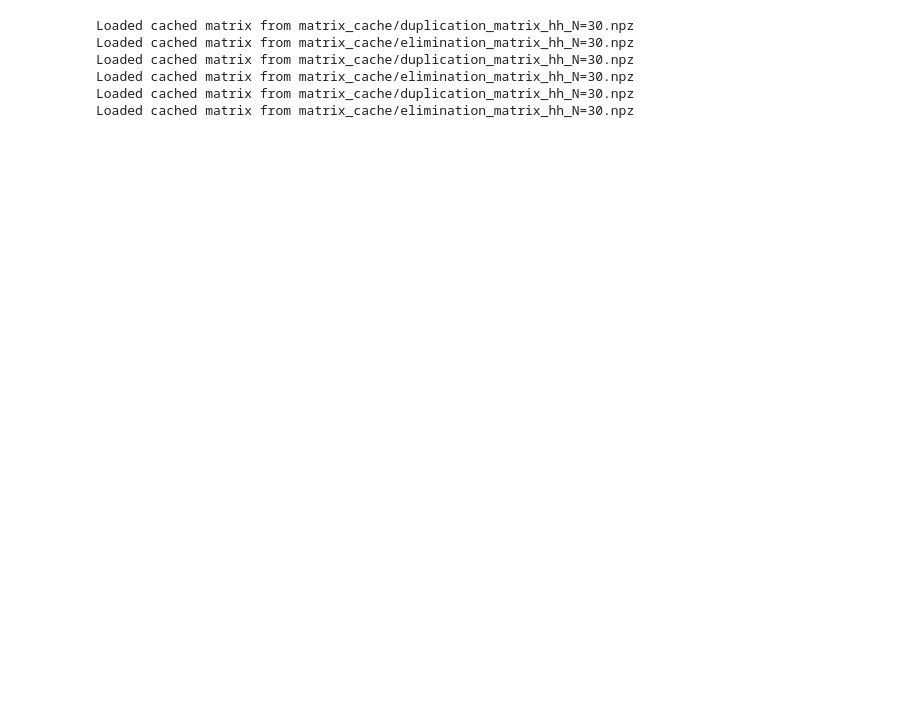
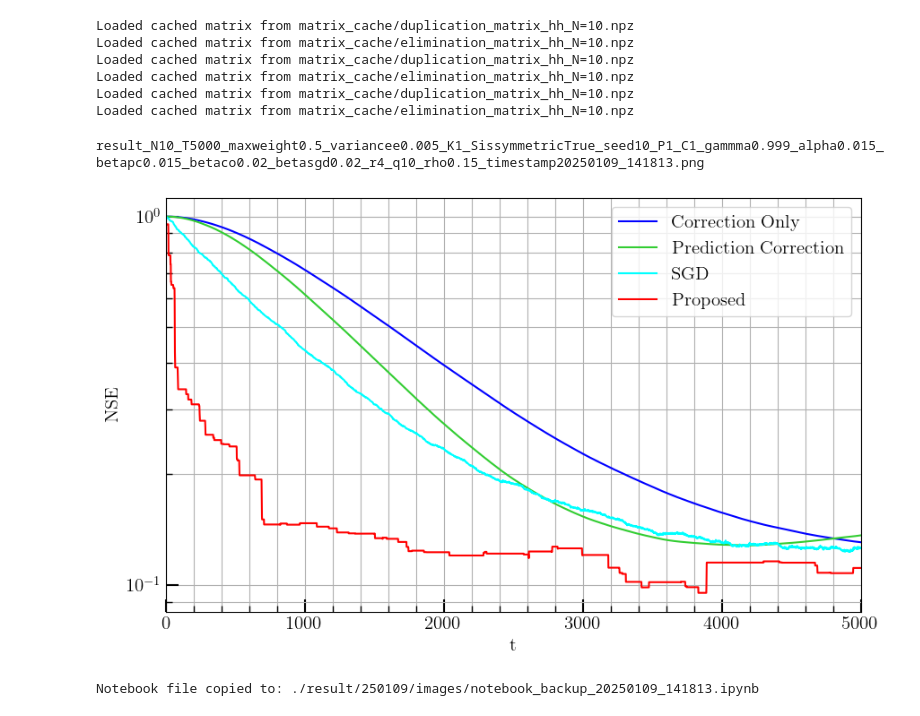
Before and after one commit to fmjp1012/tvgti, a Jupyter notebook: sandbox_parallel.ipynb, the cells around one changed output. Drawn from its saved outputs; the diff is of its cells as text; code cells hidden in the pictures; blank space fills up the shorter version.

```diff
--- a/sandbox_parallel.ipynb
+++ b/sandbox_parallel.ipynb
@@ -175,6 +179,23 @@ def solve_offline_sem(X_up_to_t, lambda_reg):
 
     S_opt = S.value
     return S_opt
+# %%
+plt.rc('text',usetex=True)
+plt.rc('font',family="serif")
+plt.rcParams["font.family"] = "Times New Roman"      #全体のフォントを設定
+plt.rcParams["xtick.direction"] = "in"               #x軸の目盛線が内向き('in')か外向き('out')か双方向か('inout')
+plt.rcParams["ytick.direction"] = "in"               #y軸の目盛線が内向き('in')か外向き('out')か双方向か('inout')
+plt.rcParams["xtick.minor.visible"] = True          #x軸補助目盛りの追加
+plt.rcParams["ytick.minor.visible"] = True          #y軸補助目盛りの追加
+plt.rcParams["xtick.major.width"] = 1.5              #x軸主目盛り線の線幅
+plt.rcParams["ytick.major.width"] = 1.5              #y軸主目盛り線の線幅
+plt.rcParams["xtick.minor.width"] = 1.0              #x軸補助目盛り線の線幅
+plt.rcParams["ytick.minor.width"] = 1.0              #y軸補助目盛り線の線幅
+plt.rcParams["xtick.major.size"] = 10                #x軸主目盛り線の長さ
+plt.rcParams["ytick.major.size"] = 10                #y軸主目盛り線の長さ
+plt.rcParams["xtick.minor.size"] = 5                #x軸補助目盛り線の長さ
+plt.rcParams["ytick.minor.size"] = 5                #y軸補助目盛り線の長さ
+plt.rcParams["font.size"] = 15                       #フォントの大きさ
 # %%
 #----------------------------------------------------
 # メソッドごとの実行スイッチ
@@ -185,16 +206,16 @@ run_pp_flag = True     # Proposed
 #----------------------------------------------------
 
 # パラメータの設定
-N = 30
-T = 8000
+N = 10
+T = 5000
 sparsity = 100
 max_weight = 0.5
 variance_e = 0.005
 std_e = np.sqrt(variance_e)
-K = 4
+K = 1
 S_is_symmetric = True
 
-seed = 30
+seed = 10
 np.random.seed(seed)
 
 # TV-SEMシミュレーション
@@ -204,10 +225,10 @@ S_series, X = generate_piecewise_X_K(N, T, S_is_symmetric, sparsity, max_weight,
 P = 1
 C = 1
 gamma = 0.999
-alpha = 0.01
-beta_pc = 0.01
-beta_co = 0.01
-beta_sgd = 0.01
+alpha = 0.015
+beta_pc = 0.015
+beta_co = 0.02
+beta_sgd = 0.02
 
 # 初期値の設定
 if S_is_symmetric:
@@ -218,9 +239,9 @@ else:
 S_0 = S_0 / norm(S_0)
 
 # その他のパラメータ
-r = 30  # window size
+r = 4  # window size
 q = 10  # number of processors
-rho = 2.4
+rho = 0.15
 
 # モデルのインスタンス化
 tv_sem_pc = TimeVaryingSEM_PC_NONSPARSE(N, S_0, alpha, beta_pc, gamma, P, C)
@@ -353,39 +374,55 @@ if run_sgd_flag:
 if run_pp_flag:
     plt.plot(error_pp, color='red', label='Proposed')
 
 plt.yscale('log')
 plt.xlim(left=0, right=T)
 plt.xlabel('t')
 plt.ylabel('NSE')
-plt.grid(True)
+plt.grid(True, "both")
 plt.legend()
+
+timestamp = datetime.datetime.now().strftime('%Y%m%d_%H%M%S')
 
 filename = (
     f'result_N{N}_'
     f'T{T}_'
     f'maxweight{max_weight}_'
     f'variancee{variance_e}_'
     f'K{K}_'
     f'Sissymmetric{S_is_symmetric}_'
     f'seed{seed}_'
     f'P{P}_'
     f'C{C}_'
     f'gammma{gamma}_'
     f'alpha{alpha}_'
     f'betapc{beta_pc}_'
     f'betaco{beta_co}_'
     f'betasgd{beta_sgd}_'
     f'r{r}_'
     f'q{q}_'
-    f'rho{rho}_.png'
+    f'rho{rho}_'
+    f'timestamp{timestamp}.png'
 )
+
 print(filename)
-plt.savefig('./result/250106/images/' + filename)
+today_str = datetime.datetime.now().strftime('%y%m%d')
+save_path = f'./result/{today_str}/images'
+os.makedirs(save_path, exist_ok=True)  # ディレクトリが無い場合は作成
+plt.savefig(os.path.join(save_path, filename))
 plt.show()
+
+notebook_filename = "sandbox_parallel.ipynb"  # ★使用中のNotebook名を入力
+copy_ipynb_path = os.path.join(save_path, f"notebook_backup_{timestamp}.ipynb")
+
+shutil.copy(notebook_filename, copy_ipynb_path)
+print(f"Notebook file copied to: {copy_ipynb_path}")
 # %% [output]
-Loaded cached matrix from matrix_cache/duplication_matrix_hh_N=30.npz
-Loaded cached matrix from matrix_cache/elimination_matrix_hh_N=30.npz
-Loaded cached matrix from matrix_cache/duplication_matrix_hh_N=30.npz
-Loaded cached matrix from matrix_cache/elimination_matrix_hh_N=30.npz
-Loaded cached matrix from matrix_cache/duplication_matrix_hh_N=30.npz
-Loaded cached matrix from matrix_cache/elimination_matrix_hh_N=30.npz
+Loaded cached matrix from matrix_cache/duplication_matrix_hh_N=10.npz
+Loaded cached matrix from matrix_cache/elimination_matrix_hh_N=10.npz
+Loaded cached matrix from matrix_cache/duplication_matrix_hh_N=10.npz
+Loaded cached matrix from matrix_cache/elimination_matrix_hh_N=10.npz
+Loaded cached matrix from matrix_cache/duplication_matrix_hh_N=10.npz
+Loaded cached matrix from matrix_cache/elimination_matrix_hh_N=10.npz
+result_N10_T5000_maxweight0.5_variancee0.005_K1_SissymmetricTrue_seed10_P1_C1_gammma0.999_alpha0.015_betapc0.015_betaco0.02_betasgd0.02_r4_q10_rho0.15_timestamp20250109_141813.png
+[figure, added]
+Notebook file copied to: ./result/250109/images/notebook_backup_20250109_141813.ipynb
```
Also changed, not shown: parts of 1 cell of this notebook, 29 other files.
